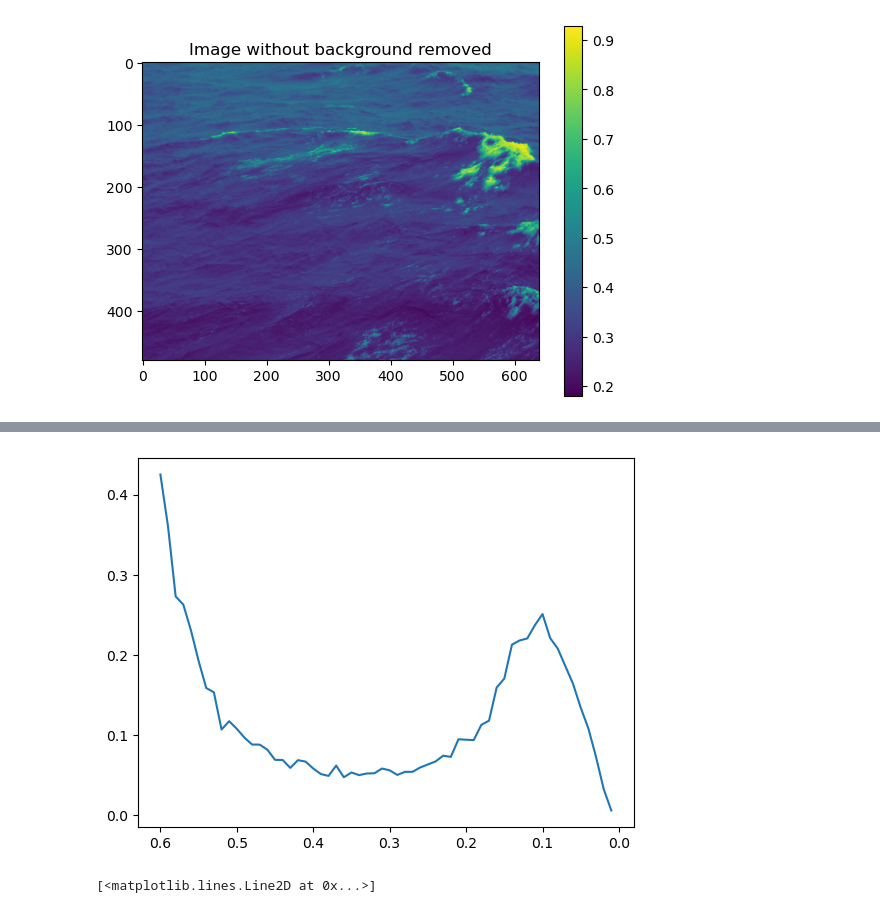
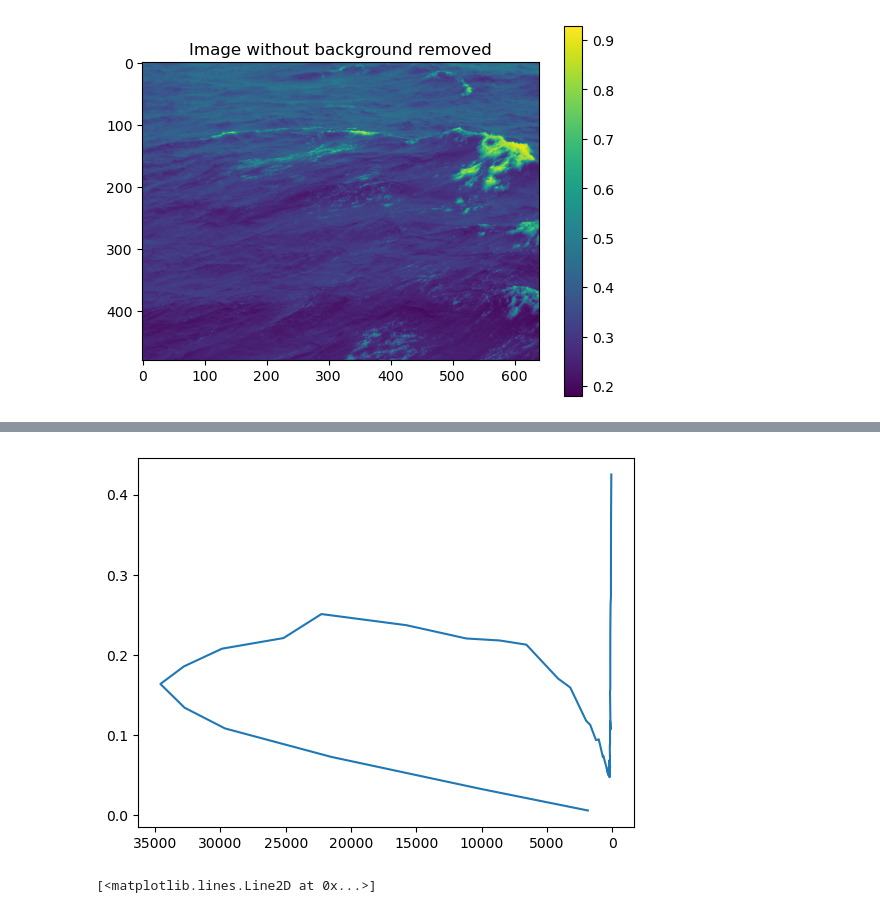
Before and after one commit to irene146/whitecaps, a Jupyter notebook: v1.1.ipynb, the cells around one changed output, grey strips where cells are left out. Saved outputs shown, nothing was run; the diff lists cells and outputs as text; code cells hidden in the pictures.

```diff
--- a/v1.1.ipynb
+++ b/v1.1.ipynb
@@ -85,10 +87,10 @@ plt.show()
 pip = np.diff(cumulative_sum)/(cumulative_sum [1:]) #likely something wrong with this line
 # %%
 
-plt.plot(bin_edges_reversed[1:-1], pip)
+plt.plot(hist_reversed[1:], pip)
 plt.gca().invert_xaxis()
 # %% [output]
-[figure, old version]
+[figure, new version]
 # %%
 pip_smoothed =filters.gaussian(pip[1:], sigma=5)
 # %%
```
Also changed, not shown: parts of 2 cells of this notebook, 1 other file.
